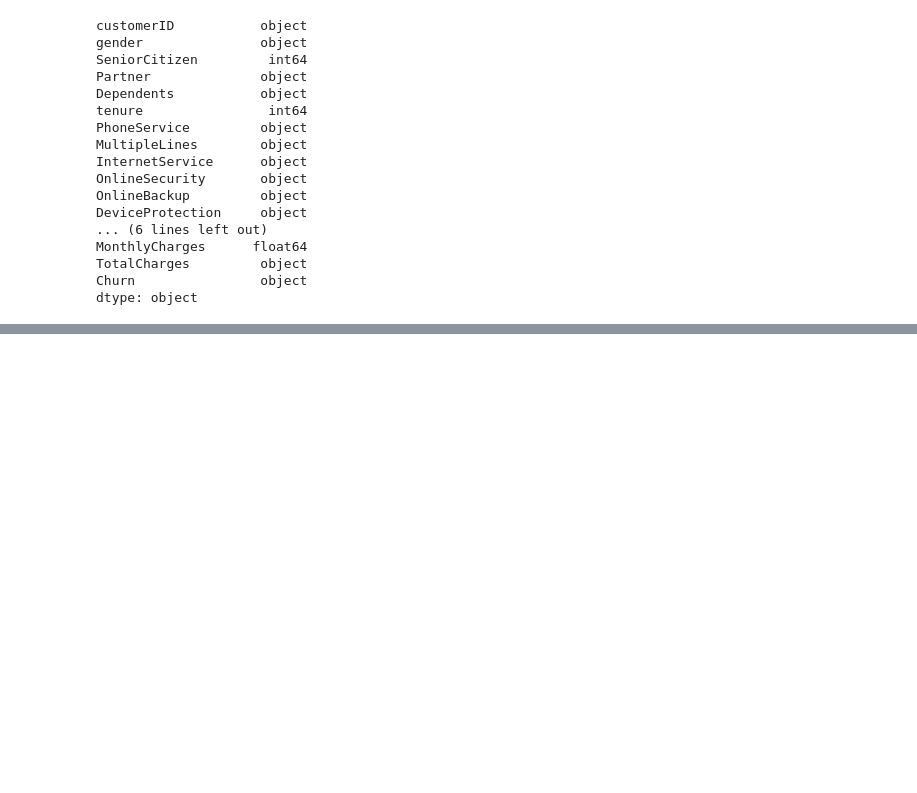
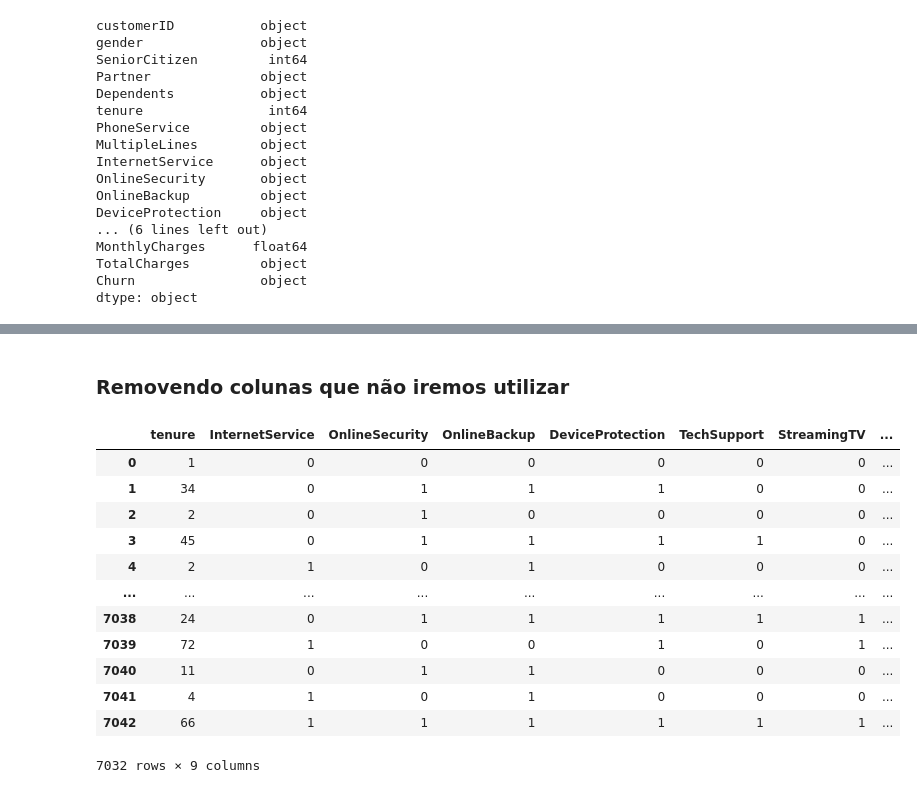
Before and after one commit to joseadami/machine-learning-cancelamentos-provedor-internet, a Jupyter notebook: Untitled.ipynb, the cells around one changed output, grey strips where cells are left out. Saved outputs shown, nothing was run; the diff lists cells and outputs as text; code cells hidden in the pictures; blank space fills up the shorter version.

```diff
--- a/Untitled.ipynb
+++ b/Untitled.ipynb
@@ -193,0 +158,21 @@ print("Acurácia: {0:.4f}".format(metrics.accuracy_score(Y_teste, nb_predict_tes
+# %% [markdown]
+### Removendo colunas que não iremos utilizar
+# %%
+df = df.drop(columns=['customerID','gender', 'Partner', 'Dependents', 'PhoneService','MultipleLines',
+                      'Contract','PaymentMethod', 'MonthlyCharges', 'TotalCharges', 'Contract','SeniorCitizen',
+                      'PaperlessBilling'])
+df
+# %% [output]
+|  | tenure | InternetService | OnlineSecurity | OnlineBackup | DeviceProtection | TechSupport | StreamingTV | ... |
+| 0 | 1 | 0 | 0 | 0 | 0 | 0 | 0 | ... |
+| 1 | 34 | 0 | 1 | 1 | 1 | 0 | 0 | ... |
+| 2 | 2 | 0 | 1 | 0 | 0 | 0 | 0 | ... |
+| 3 | 45 | 0 | 1 | 1 | 1 | 1 | 0 | ... |
+| 4 | 2 | 1 | 0 | 1 | 0 | 0 | 0 | ... |
+| ... | ... | ... | ... | ... | ... | ... | ... | ... |
+| 7038 | 24 | 0 | 1 | 1 | 1 | 1 | 1 | ... |
+| 7039 | 72 | 1 | 0 | 0 | 1 | 0 | 1 | ... |
+| 7040 | 11 | 0 | 1 | 1 | 0 | 0 | 0 | ... |
+| 7041 | 4 | 1 | 0 | 1 | 0 | 0 | 0 | ... |
+| 7042 | 66 | 1 | 1 | 1 | 1 | 1 | 1 | ... |
+7032 rows × 9 columns
```
Also changed, not shown: parts of 46 cells of this notebook.
